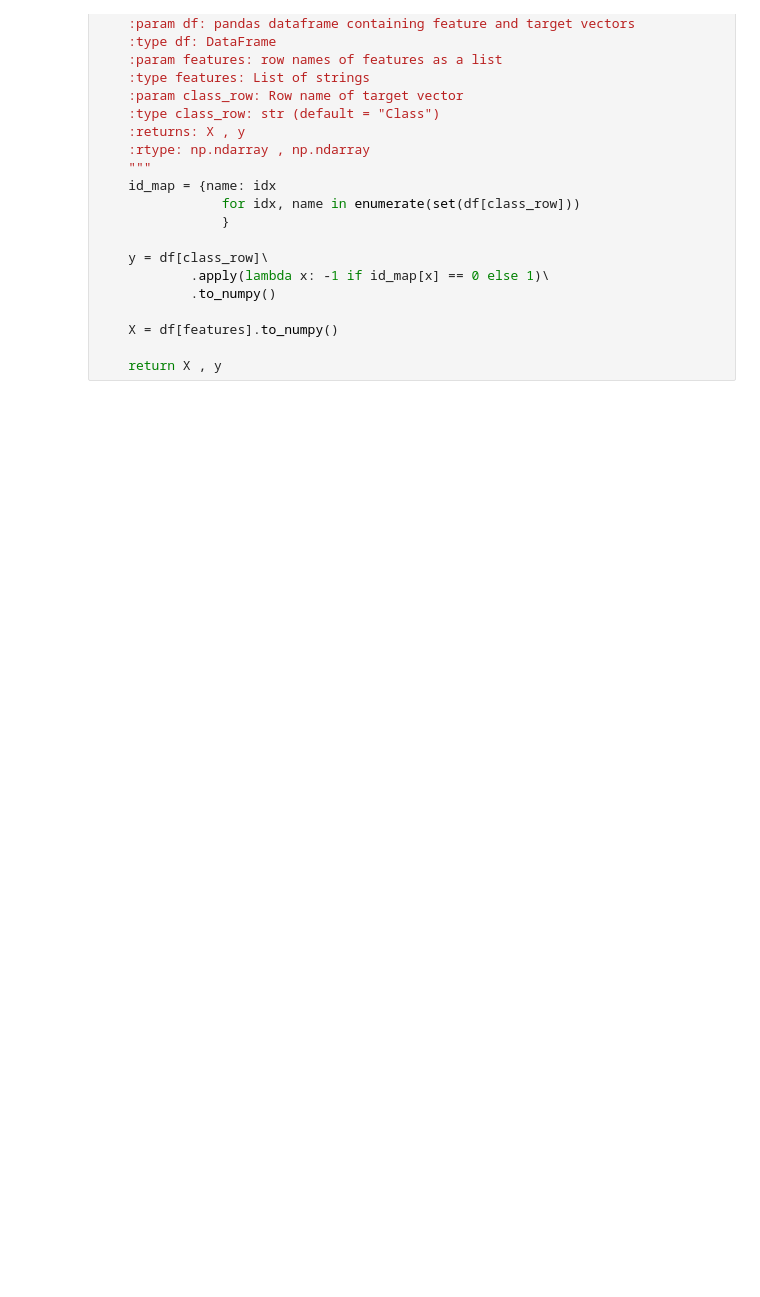
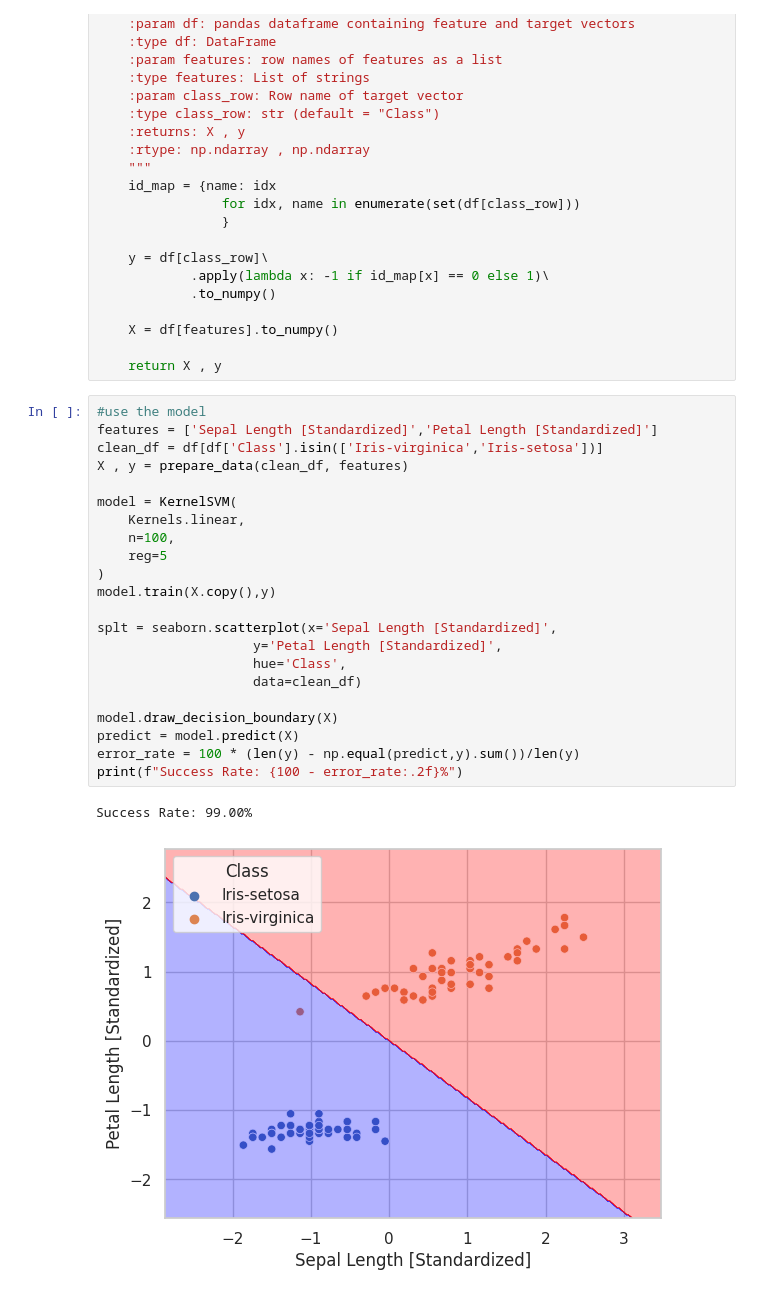
Before and after one commit to UlascanErsoy/ECEN427-TAMU, a Jupyter notebook: hw3/hw3.ipynb, the cells around one changed output. Saved outputs shown, nothing was run; the diff lists cells and outputs as text; blank space fills up the shorter version.

```diff
--- a/hw3/hw3.ipynb
+++ b/hw3/hw3.ipynb
@@ -228,5 +228,30 @@ def prepare_data(df: pd.DataFrame,
     X = df[features].to_numpy()
 
     return X , y
+# %%
+#use the model
+features = ['Sepal Length [Standardized]','Petal Length [Standardized]']
+clean_df = df[df['Class'].isin(['Iris-virginica','Iris-setosa'])]
+X , y = prepare_data(clean_df, features)
+
+model = KernelSVM(
+    Kernels.linear,
+    n=100,
+    reg=5
+)
+model.train(X.copy(),y)
+
+splt = seaborn.scatterplot(x='Sepal Length [Standardized]',
+                    y='Petal Length [Standardized]',
+                    hue='Class',
+                    data=clean_df)
+
+model.draw_decision_boundary(X)
+predict = model.predict(X)
+error_rate = 100 * (len(y) - np.equal(predict,y).sum())/len(y)
+print(f"Success Rate: {100 - error_rate:.2f}%")
+# %% [output]
+Success Rate: 99.00%
+[figure, added]
 # %%
 #use the model
```
Also changed, not shown: parts of 3 cells of this notebook, 7 other files.
